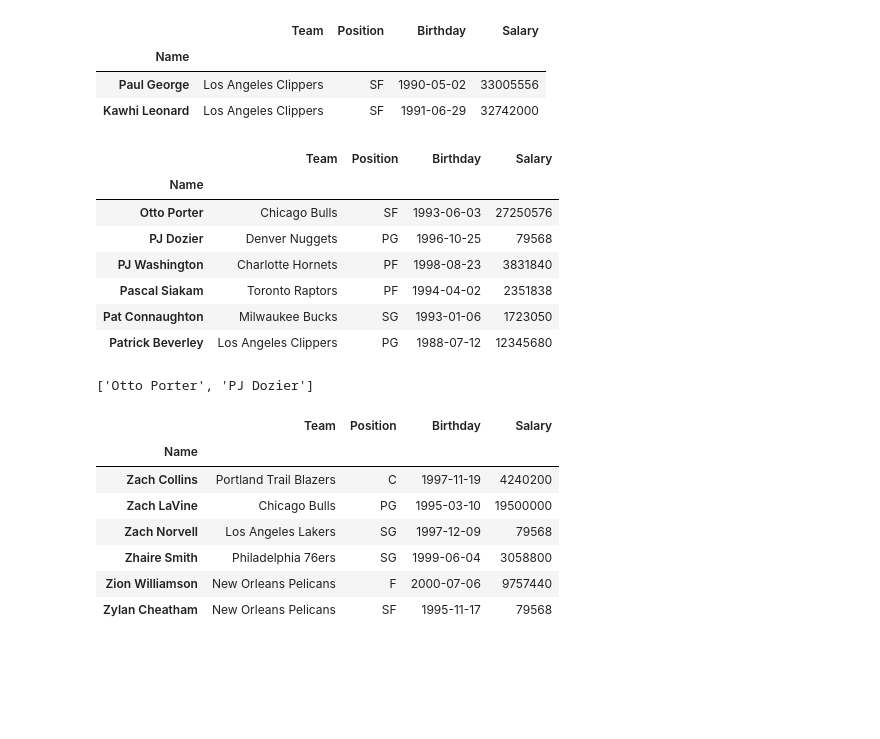
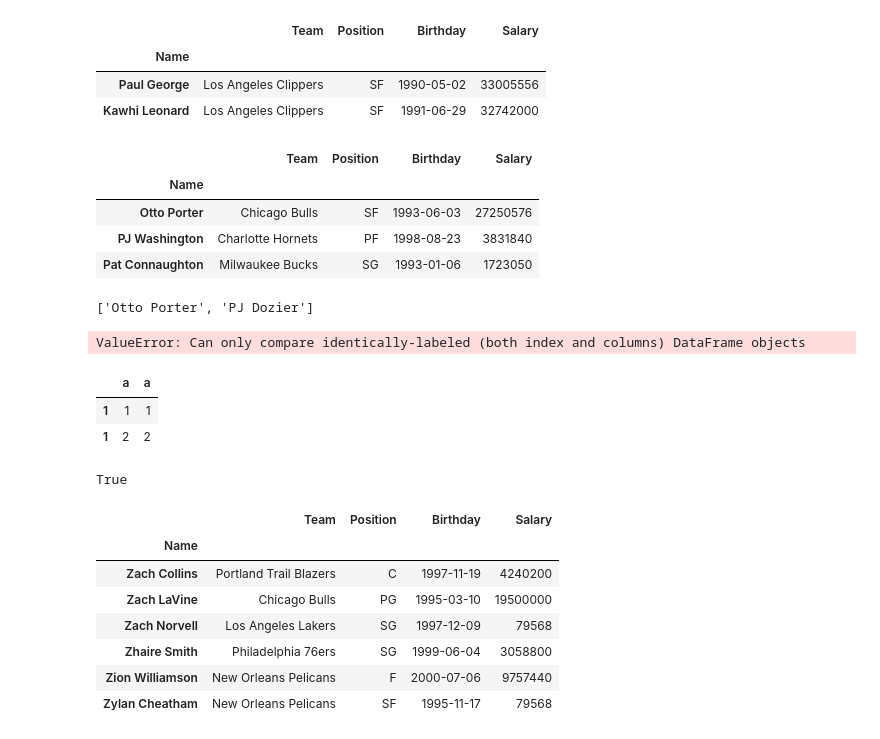
Before and after one commit to brownsloth/3by3, a Jupyter notebook: chapter_04_the_dataframe_object/chapter_04_the_dataframe_object.ipynb, the cells around one changed output. Cells and saved outputs as stored; diff of their text form; code cells hidden in the pictures; blank space fills up the shorter version.

```diff
--- a/chapter_04_the_dataframe_object/chapter_04_the_dataframe_object.ipynb
+++ b/chapter_04_the_dataframe_object/chapter_04_the_dataframe_object.ipynb
@@ -621,21 +722,36 @@ nba.loc[["Paul George", "Kawhi Leonard"]]
 | Paul George | Los Angeles Clippers | SF | 1990-05-02 | 33005556 |
 | Kawhi Leonard | Los Angeles Clippers | SF | 1991-06-29 | 32742000 |
 # %%
-nba.sort_index().loc["Otto Porter":"Patrick Beverley"]
+nba.sort_index().loc["Otto Porter":"Patrick Beverley":2]
 # %% [output]
 |  | Team | Position | Birthday | Salary |
 | Name |  |  |  |  |
 | Otto Porter | Chicago Bulls | SF | 1993-06-03 | 27250576 |
-| PJ Dozier | Denver Nuggets | PG | 1996-10-25 | 79568 |
 | PJ Washington | Charlotte Hornets | PF | 1998-08-23 | 3831840 |
-| Pascal Siakam | Toronto Raptors | PF | 1994-04-02 | 2351838 |
 | Pat Connaughton | Milwaukee Bucks | SG | 1993-01-06 | 1723050 |
-| Patrick Beverley | Los Angeles Clippers | PG | 1988-07-12 | 12345680 |
 # %%
 players = ["Otto Porter", "PJ Dozier", "PJ Washington"]
 players[0:2]
 # %% [output]
 ['Otto Porter', 'PJ Dozier']
+# %%
+## if index is not sorted two dfs might not be comparable
+all(nba.sort_index() == nba.sort_index(ascending=False))
+# %% [output]
+ValueError: Can only compare identically-labeled (both index and columns) DataFrame objects
+# %%
+df = pd.DataFrame({'a':[1, 2], 'b': [3, 4]}, index=[1, 1], columns=['a', 'a'])
+df.head()
+## A DF CAN HAVE SAME COLS AND SAME INDEX
+# %% [output]
+|  | a | a |
+| 1 | 1 | 1 |
+| 1 | 2 | 2 |
+# %%
+## there is only one way to resolve equal indexes which is the original order
+all(df.sort_index(ascending=True) == df.sort_index(ascending=False))
+# %% [output]
+True
 # %%
 nba.sort_index().loc["Zach Collins":]
 # %% [output]
```
Also changed, not shown: parts of 82 cells of this notebook.
